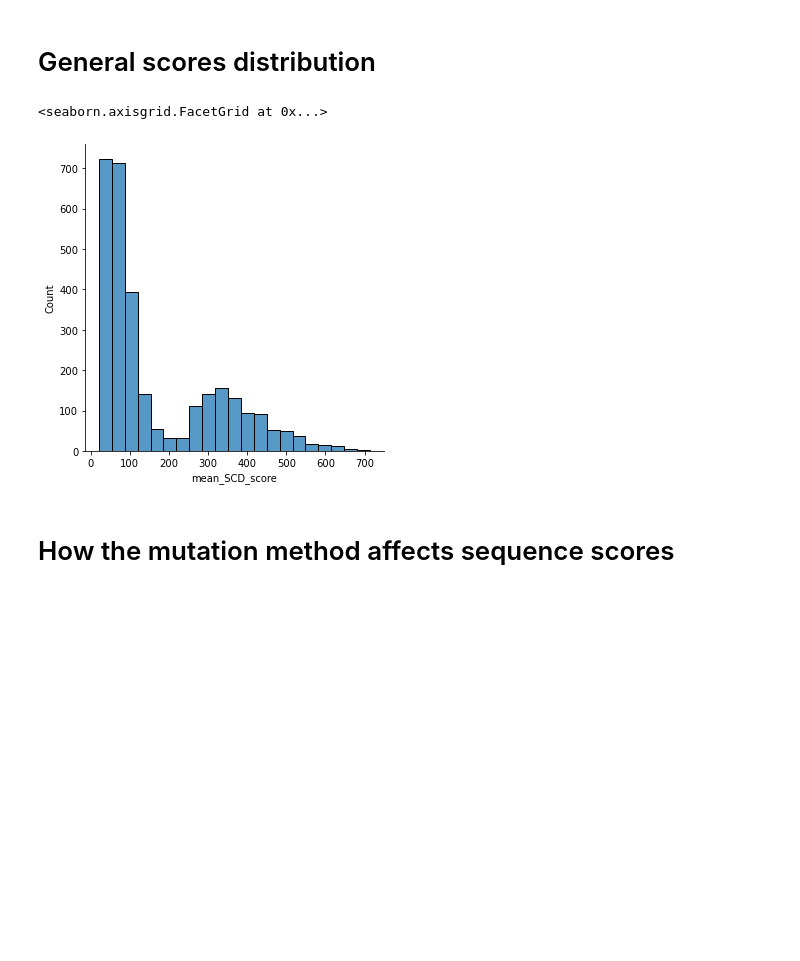
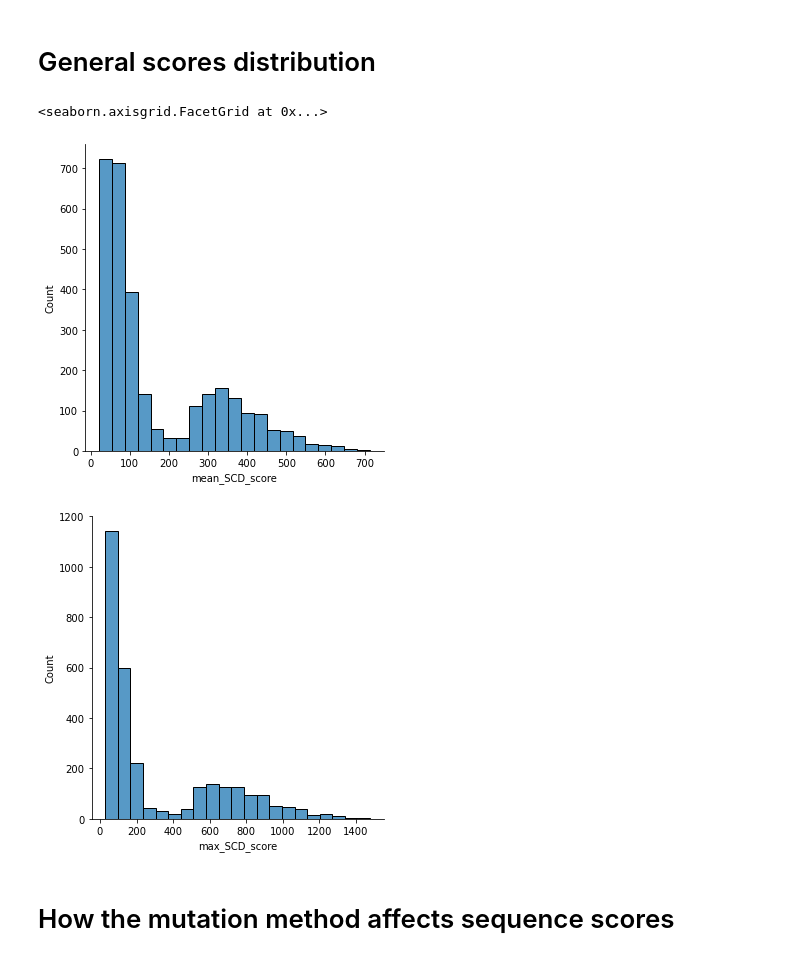
Before and after one commit to Fudenberg-Research-Group/akita_utils, a Jupyter notebook: bin/shuffled_seqs_experiments/analysis/shuffled_seqs_scores_and_parameter_analysis.ipynb, the cells around one changed output. Drawn from its saved outputs; the diff is of its cells as text; code cells hidden in the pictures; blank space fills up the shorter version.

```diff
--- a/bin/shuffled_seqs_experiments/analysis/shuffled_seqs_scores_and_parameter_analysis.ipynb
+++ b/bin/shuffled_seqs_experiments/analysis/shuffled_seqs_scores_and_parameter_analysis.ipynb
@@ -28,9 +40,11 @@ dfs["mean_SCD_score"] = (dfs["SCD_h1_m1_t0"]+dfs["SCD_h1_m1_t1"]+dfs["SCD_h1_m1_
 # %%
 dfs.reset_index(drop=True, inplace=True)
 sns.displot(dfs, x="mean_SCD_score")
+sns.displot(dfs, x="max_SCD_score")
 # %% [output]
 <seaborn.axisgrid.FacetGrid at 0x...>
 [figure]
+[figure, added]
 # %% [markdown]
 # How the mutation method affects sequence scores
 # %%
```
Also changed, not shown: parts of 7 cells of this notebook.
